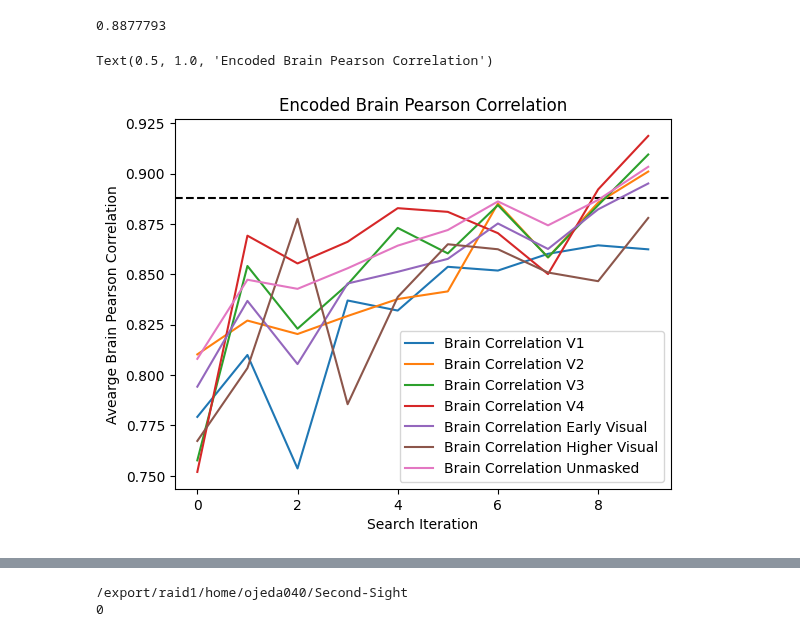
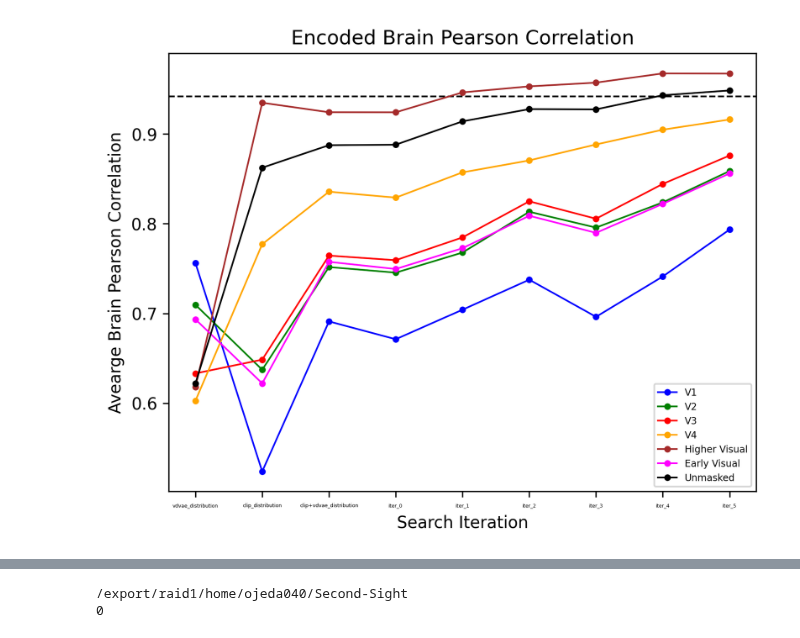
Before and after one commit to reesekneeland/Second-Sight, a Jupyter notebook: scripts/prepare_figures.ipynb, the cells around one changed output, grey strips where cells are left out. Drawn from its saved outputs; the diff is of its cells as text; code cells hidden in the pictures.

```diff
--- a/scripts/prepare_figures.ipynb
+++ b/scripts/prepare_figures.ipynb
@@ -159,6 +343,7 @@ Final Sample Confidence Interval CLIP Two-way Decoded CLIP Only:  0.013147253821
 # %%
 # Average Iteration Brain Region Plot
-print(df.loc[(df['Sample Indicator'] == 0.0)])
+
+import matplotlib.pyplot as plt
 
 brain_correlation_V1 = []
 brain_correlation_V2 = []
@@ -167,52 +352,54 @@ brain_correlation_V4 = []
 brain_correlation_early_visual = []
 brain_correlation_higher_visual = []
 brain_correlation_unmasked = []
 brain_correlation_ground_truth = []
 
-for iteration in range(10):
+folders = {"vdvae_distribution" : 2, "clip_distribution" : 1, "clip+vdvae_distribution" : 3, "iter_0" : 4, "iter_1" : 5 , "iter_2" : 6, "iter_3" : 7, "iter_4" : 8, "iter_5" : 9}
+x = ["vdvae_distribution", "clip_distribution", "clip+vdvae_distribution", "iter_0", "iter_1", "iter_2", "iter_3", "iter_4", "iter_5"]
 
-    iteration_val_v1 = df.loc[(df['Iter'] == iteration)]['Brain Correlation V1'].mean()
-    iteration_val_v2 = df.loc[(df['Iter'] == iteration)]['Brain Correlation V2'].mean()
-    iteration_val_v3 = df.loc[(df['Iter'] == iteration)]['Brain Correlation V3'].mean()
-    iteration_val_v4 = df.loc[(df['Iter'] == iteration)]['Brain Correlation V4'].mean()
-    iteration_val_ev = df.loc[(df['Iter'] == iteration)]['Brain Correlation Early Visual'].mean()
-    iteration_val_hv = df.loc[(df['Iter'] == iteration)]['Brain Correlation Higher Visual'].mean()
-    iteration_val_unmasked = df.loc[(df['Iter'] == iteration)]['Brain Correlation Unmasked'].mean()
+for folder, sample_indicator in folders.items():
+
+    iteration_val_v1 = df.loc[(df['Sample Indicator'] == sample_indicator)]['Brain Correlation V1'].mean()
+    iteration_val_v2 = df.loc[(df['Sample Indicator'] == sample_indicator)]['Brain Correlation V2'].mean()
+    iteration_val_v3 = df.loc[(df['Sample Indicator'] == sample_indicator)]['Brain Correlation V3'].mean()
+    iteration_val_v4 = df.loc[(df['Sample Indicator'] == sample_indicator)]['Brain Correlation V4'].mean()
+    iteration_val_ev = df.loc[(df['Sample Indicator'] == sample_indicator)]['Brain Correlation Early Visual'].mean()
+    iteration_val_hv = df.loc[(df['Sample Indicator'] == sample_indicator)]['Brain Correlation Higher Visual'].mean()
+    iteration_val_unmasked = df.loc[(df['Sample Indicator'] == sample_indicator)]['Brain Correlation NSD General'].mean()
 
     brain_correlation_V1.append(iteration_val_v1)
     brain_correlation_V2.append(iteration_val_v2)
     brain_correlation_V3.append(iteration_val_v3)
     brain_correlation_V4.append(iteration_val_v4)
     brain_correlation_early_visual.append(iteration_val_ev)
     brain_correlation_higher_visual.append(iteration_val_hv)
     brain_correlation_unmasked.append(iteration_val_unmasked)
 
 
-plt.axhline(y = df.loc[(df['Sample Indicator'] == 0.0)]['Brain Correlation V1'].mean(), color = 'blue', linestyle = 'dashed', linewidth=1)
-plt.axhline(y = df.loc[(df['Sample Indicator'] == 0.0)]['Brain Correlation V2'].mean(), color = 'green', linestyle = 'dashed', linewidth=1)
-plt.axhline(y = df.loc[(df['Sample Indicator'] == 0.0)]['Brain Correlation V3'].mean(), color = 'red',linestyle = 'dashed', linewidth=1)
-plt.axhline(y = df.loc[(df['Sample Indicator'] == 0.0)]['Brain Correlation V4'].mean(), color = 'orange',linestyle = 'dashed', linewidth=1)
-plt.axhline(y = df.loc[(df['Sample Indicator'] == 0.0)]['Brain Correlation Higher Visual'].mean(), color = 'brown', linestyle = 'dashed', linewidth=1)
-plt.axhline(y = df.loc[(df['Sample Indicator'] == 0.0)]['Brain Correlation Early Visual'].mean(),  color = 'magenta',linestyle = 'dashed', linewidth=1)
-plt.axhline(y = df.loc[(df['Sample Indicator'] == 0.0)]['Brain Correlation Unmasked'].mean(), color = 'black', linestyle = 'dashed', linewidth=1)
+# plt.axhline(y = df.loc[(df['Sample Indicator'] == 0.0)]['Brain Correlation V1'].mean(), color = 'blue', linestyle = 'dashed', linewidth=1)
+# plt.axhline(y = df.loc[(df['Sample Indicator'] == 0.0)]['Brain Correlation V2'].mean(), color = 'green', linestyle = 'dashed', linewidth=1)
+# plt.axhline(y = df.loc[(df['Sample Indicator'] == 0.0)]['Brain Correlation V3'].mean(), color = 'red',linestyle = 'dashed', linewidth=1)
+# plt.axhline(y = df.loc[(df['Sample Indicator'] == 0.0)]['Brain Correlation V4'].mean(), color = 'orange',linestyle = 'dashed', linewidth=1)
+# plt.axhline(y = df.loc[(df['Sample Indicator'] == 0.0)]['Brain Correlation Higher Visual'].mean(), color = 'brown', linestyle = 'dashed', linewidth=1)
+# plt.axhline(y = df.loc[(df['Sample Indicator'] == 0.0)]['Brain Correlation Early Visual'].mean(),  color = 'magenta',linestyle = 'dashed', linewidth=1)
+plt.axhline(y = df.loc[(df['Sample Indicator'] == 0.0)]['Brain Correlation NSD General'].mean(), color = 'black', linestyle = 'dashed', linewidth=1)
 
 plt.plot(brain_correlation_V1, marker='.', color = 'blue', label = 'V1', linewidth=1)
 plt.plot(brain_correlation_V2, marker='.', color = 'green',label = 'V2', linewidth=1)
 plt.plot(brain_correlation_V3, marker='.', color = 'red',  label = 'V3', linewidth=1)
 plt.plot(brain_correlation_V4, marker='.', color = 'orange', label = 'V4', linewidth=1)
 plt.plot(brain_correlation_higher_visual, marker='.', color = 'brown', label = 'Higher Visual', linewidth=1)
 plt.plot(brain_correlation_early_visual, marker='.',  color = 'magenta', label = 'Early Visual', linewidth=1)
 plt.plot(brain_correlation_unmasked, marker='.',  color = 'black', label = 'Unmasked', linewidth=1)
+plt.xticks(range(len(x)), x,fontsize=3)
 
 plt.legend(fontsize = "xx-small")
 plt.xlabel("Search Iteration")
 plt.ylabel("Avearge Brain Pearson Correlation")
-plt.title("Encoded Brain Pearson Correlation (1 to 0.6 stength with X^3) High Strength")
+plt.title("Encoded Brain Pearson Correlation")
 mpl.rcParams['figure.dpi'] = 300
 # %% [output]
-0.8877793
-Text(0.5, 1.0, 'Encoded Brain Pearson Correlation')
-[figure, old version]
+[figure, new version]
 # %%
 # Average Iteration Brain Region Plot
 
```
Also changed, not shown: parts of 8 cells of this notebook, 2 other files.
